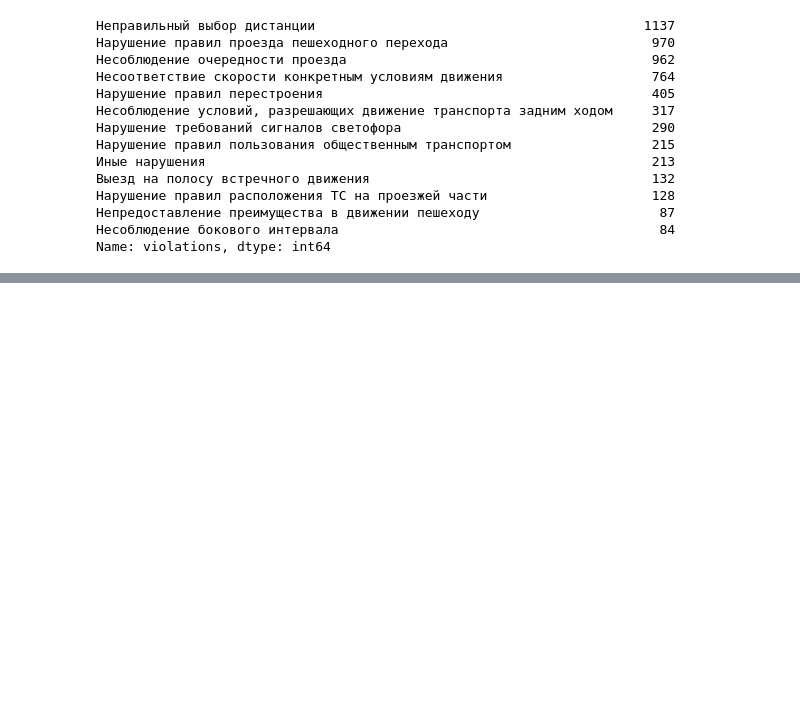
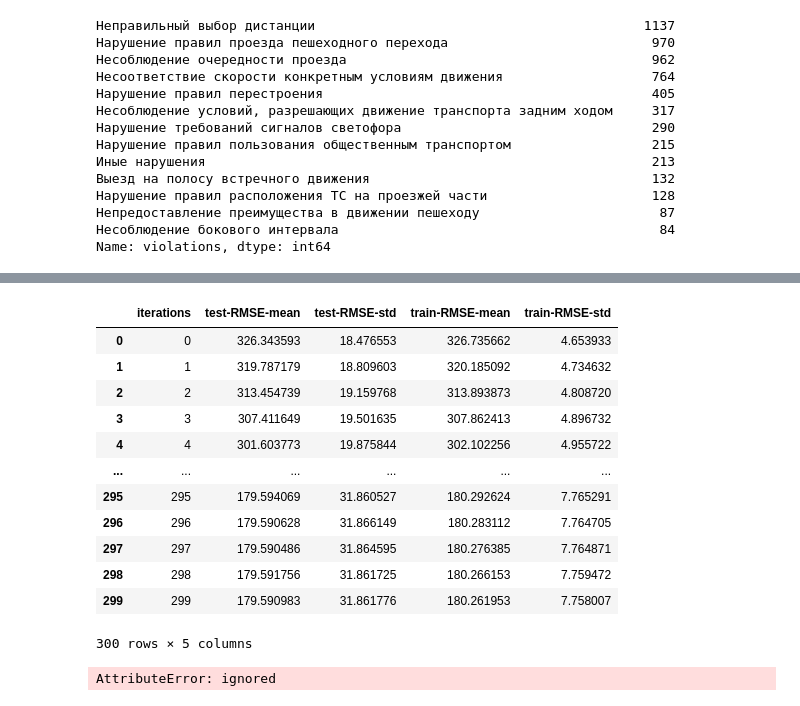
Before and after one commit to ovad4221/Accident_prediction_system, a Jupyter notebook: Analysis_ovad.ipynb, the cells around one changed output, grey strips where cells are left out. Drawn from its saved outputs; the diff is of its cells as text; code cells hidden in the pictures; blank space fills up the shorter version.

```diff
--- a/Analysis_ovad.ipynb
+++ b/Analysis_ovad.ipynb
@@ -367,0 +400,12 @@ df1.to_excel('violations_brief.xlsx', index=False)
+# %%
+y = viol.RITA
+x = viol[['violations_brief', 'DTPType', 'district', 'month', 'season', 'closeObjects']]
+# %%
+params = {"iterations": 300,
+          "depth": 3,
+          "loss_function": "RMSE",
+          "verbose": False}
+# %%
+cv_dataset = Pool(data=x, label=y, cat_features=['violations_brief', 'DTPType', 'district', 'season', 'closeObjects'])
+# %%
+model = cv(cv_dataset, params=params, fold_count=5, plot=True)
@@ -367,0 +431,20 @@ df1.to_excel('violations_brief.xlsx', index=False)
+# %%
+model
+# %% [output]
+|  | iterations | test-RMSE-mean | test-RMSE-std | train-RMSE-mean | train-RMSE-std |
+| 0 | 0 | 326.343593 | 18.476553 | 326.735662 | 4.653933 |
+| 1 | 1 | 319.787179 | 18.809603 | 320.185092 | 4.734632 |
+| 2 | 2 | 313.454739 | 19.159768 | 313.893873 | 4.808720 |
+| 3 | 3 | 307.411649 | 19.501635 | 307.862413 | 4.896732 |
+| 4 | 4 | 301.603773 | 19.875844 | 302.102256 | 4.955722 |
+| ... | ... | ... | ... | ... | ... |
+| 295 | 295 | 179.594069 | 31.860527 | 180.292624 | 7.765291 |
+| 296 | 296 | 179.590628 | 31.866149 | 180.283112 | 7.764705 |
+| 297 | 297 | 179.590486 | 31.864595 | 180.276385 | 7.764871 |
+| 298 | 298 | 179.591756 | 31.861725 | 180.266153 | 7.759472 |
+| 299 | 299 | 179.590983 | 31.861776 | 180.261953 | 7.758007 |
+300 rows × 5 columns
+# %%
+model.get_all_params()
+# %% [output]
+AttributeError: ignored
```
Also changed, not shown: parts of 7 cells of this notebook.
